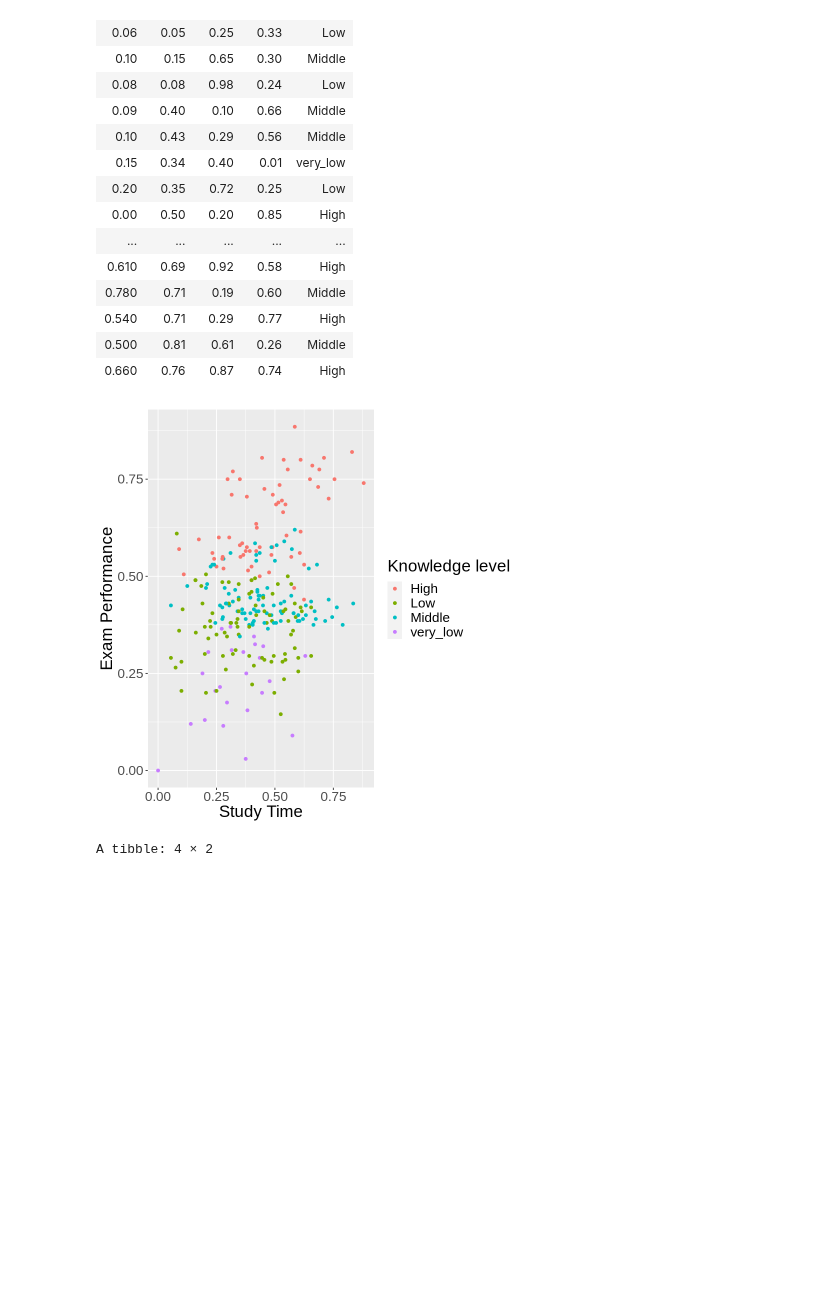
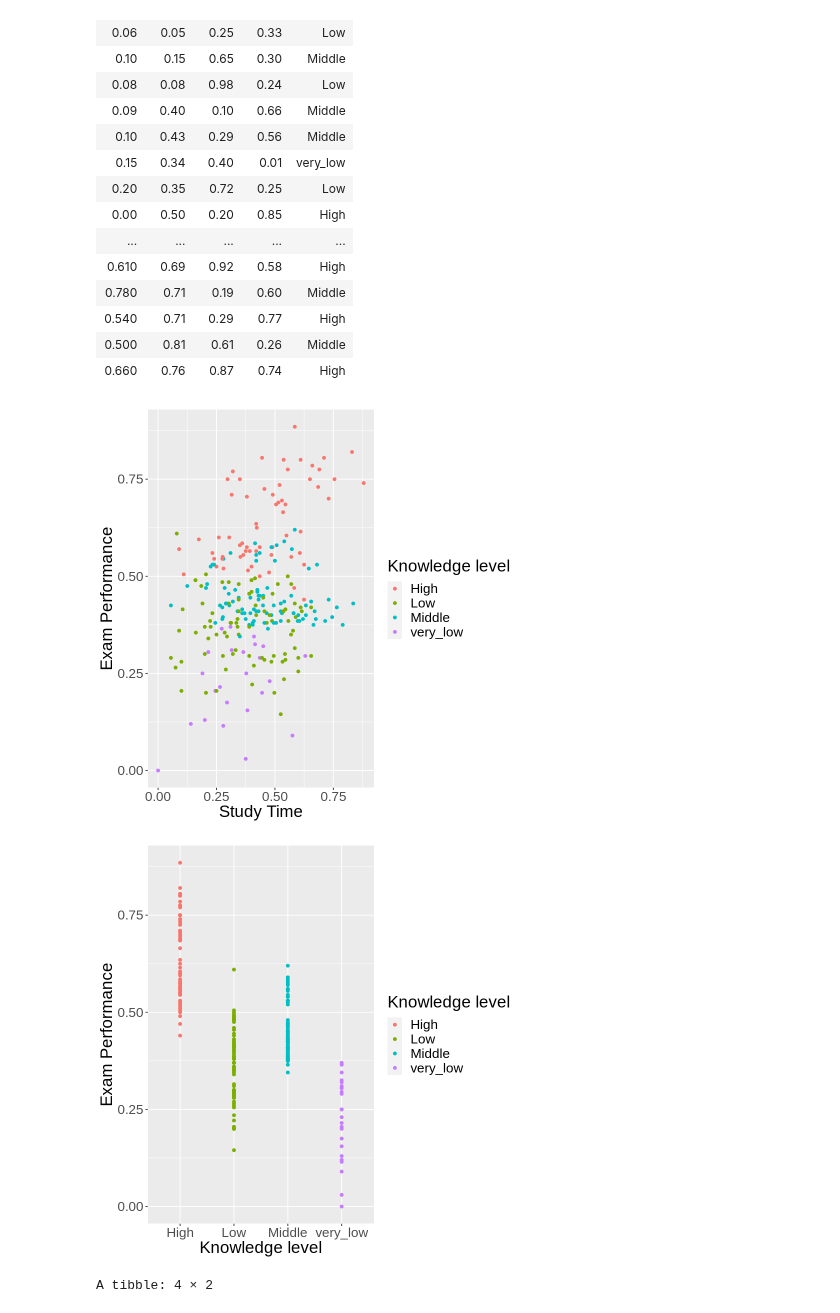
Before and after one commit to annabtse/dsci-100-2022w1-group-49, a Jupyter notebook: Group Project.ipynb, the cells around one changed output. Saved outputs shown, nothing was run; the diff lists cells and outputs as text; code cells hidden in the pictures; blank space fills up the shorter version.

Commit message:
added graph of knowledge level x exam performance

```diff
--- a/Group Project.ipynb
+++ b/Group Project.ipynb
@@ -90,16 +90,28 @@ A tibble: 258 × 5
 # %%
 training_mutated <- training %>%
 mutate(study_avg = ((STG + STR)/2)) %>%
 mutate(exam_avg = ((LPR + PEG)/2))
 
 training_plot <- training_mutated |>
 ggplot(aes(x = study_avg, y = exam_avg, color = UNS)) +
 geom_point() +
 labs(x = "Study Time", y = "Exam Performance", color = "Knowledge level") +
 theme(text = element_text(size=20))
 training_plot
+
+
+training_mutated2 <- training %>%
+mutate(exam_avg = ((LPR + PEG)/2))
+
+training_plot <- training_mutated2 |>
+ggplot(aes(x = UNS, y = exam_avg, color = UNS)) +
+geom_point() +
+labs(x = "Knowledge level", y = "Exam Performance", color = "Knowledge level") +
+theme(text = element_text(size=20))
+training_plot
 # %% [output]
 [figure]
+[figure, added]
 # %%
 training_grouped <- training |>
                     group_by(UNS) |>
```
